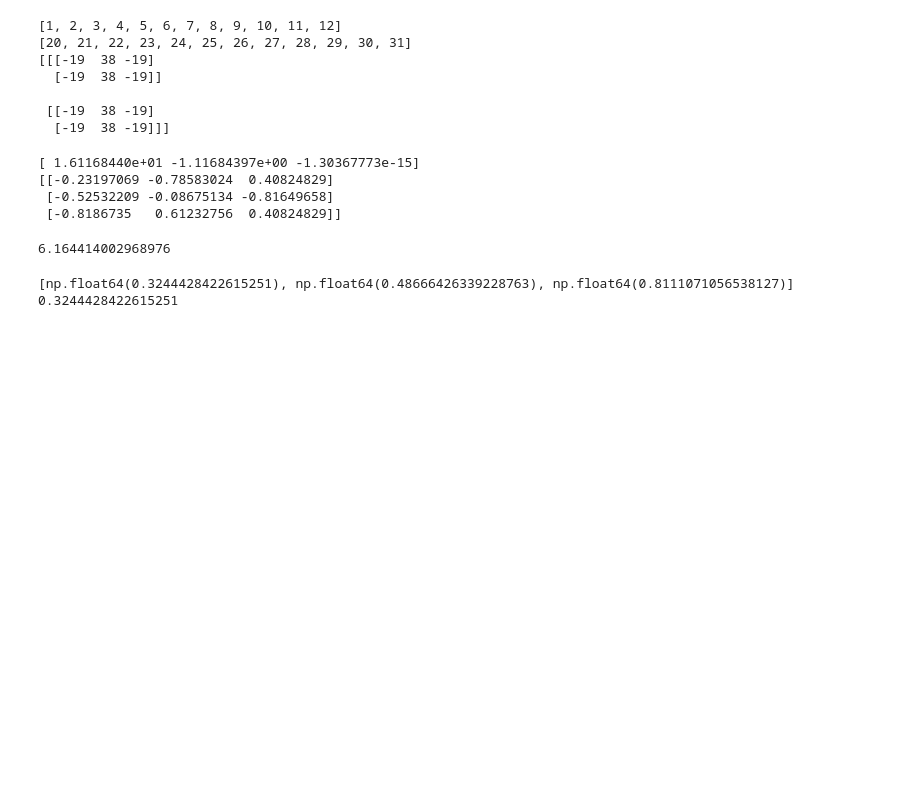
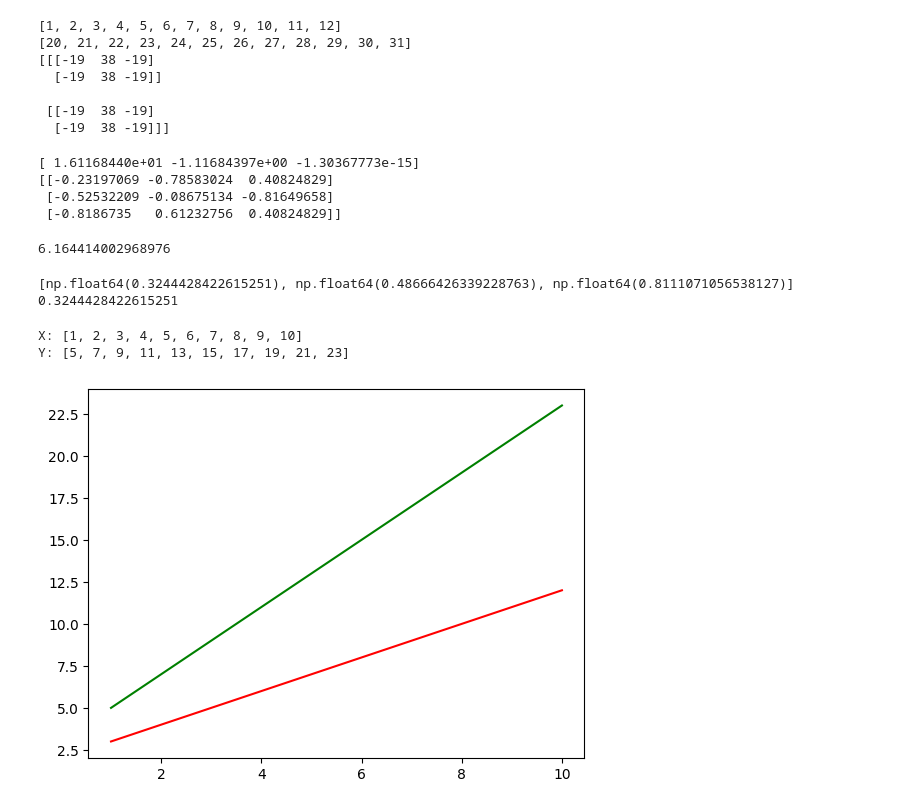
Before and after one commit to avicomputersolutions/DataScience, a Jupyter notebook: MathematicsForDataScience/Basic.ipynb, the cells around one changed output. Saved outputs shown, nothing was run; the diff lists cells and outputs as text; code cells hidden in the pictures; blank space fills up the shorter version.

```diff
--- a/MathematicsForDataScience/Basic.ipynb
+++ b/MathematicsForDataScience/Basic.ipynb
@@ -149,3 +149,31 @@ print(i)
 # %% [output]
 [np.float64(0.3244428422615251), np.float64(0.48666426339228763), np.float64(0.8111071056538127)]
 0.3244428422615251
+# %%
+# Independent variable (X)
+X = [1, 2, 3, 4, 5, 6, 7, 8, 9, 10]
+
+# Dependent variable (Y), with a slope of 2 and intercept of 3
+Y = [2 * x + 3 for x in X]
+
+print("X:", X)
+print("Y:", Y)
+# %% [output]
+X: [1, 2, 3, 4, 5, 6, 7, 8, 9, 10]
+Y: [5, 7, 9, 11, 13, 15, 17, 19, 21, 23]
+# %%
+m= list(range(1,10))
+c= 2
+# %%
+Y_= []
+import matplotlib.pyplot as plt
+
+for i in X:
+        Y_.append(m[0]*i+c)
+
+
+plt.plot(X,Y,c='g')
+plt.plot(X,Y_, c='r')
+plt.show()
+# %% [output]
+[figure, added]
```
Also changed, not shown: parts of 3 cells of this notebook.
